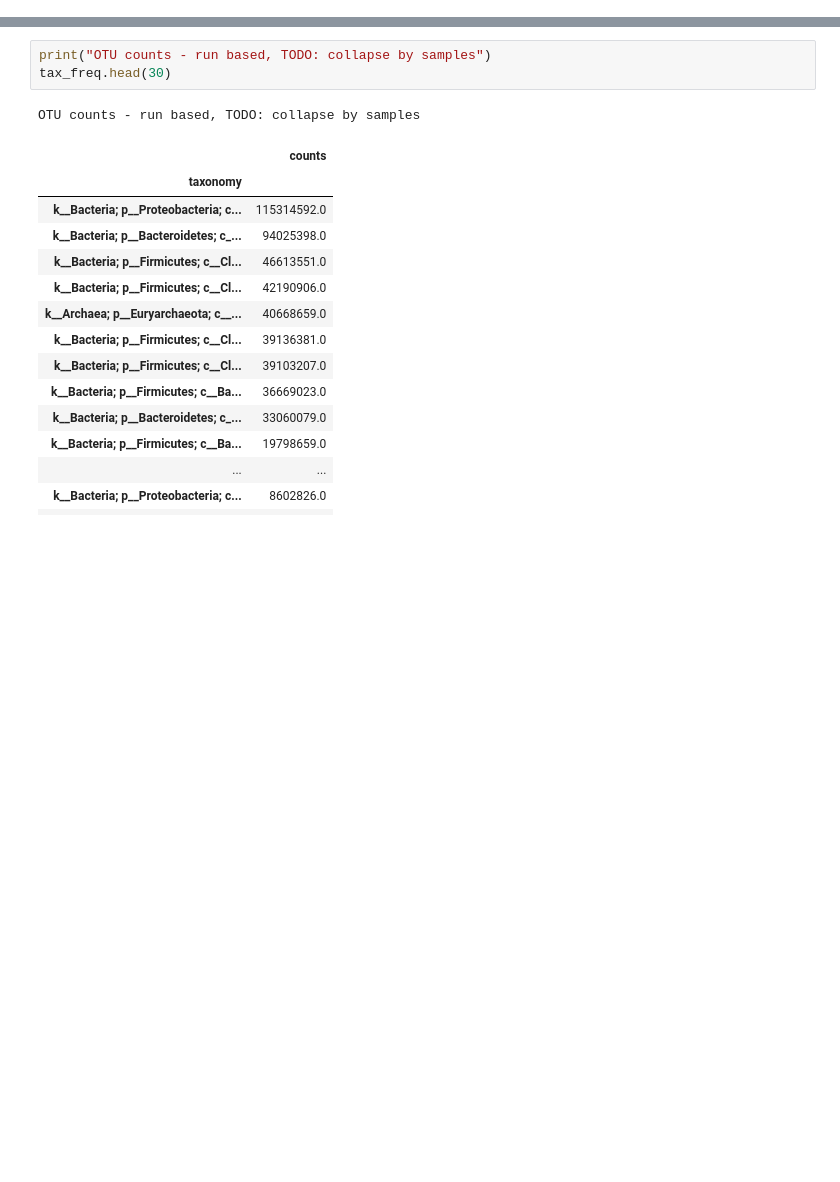
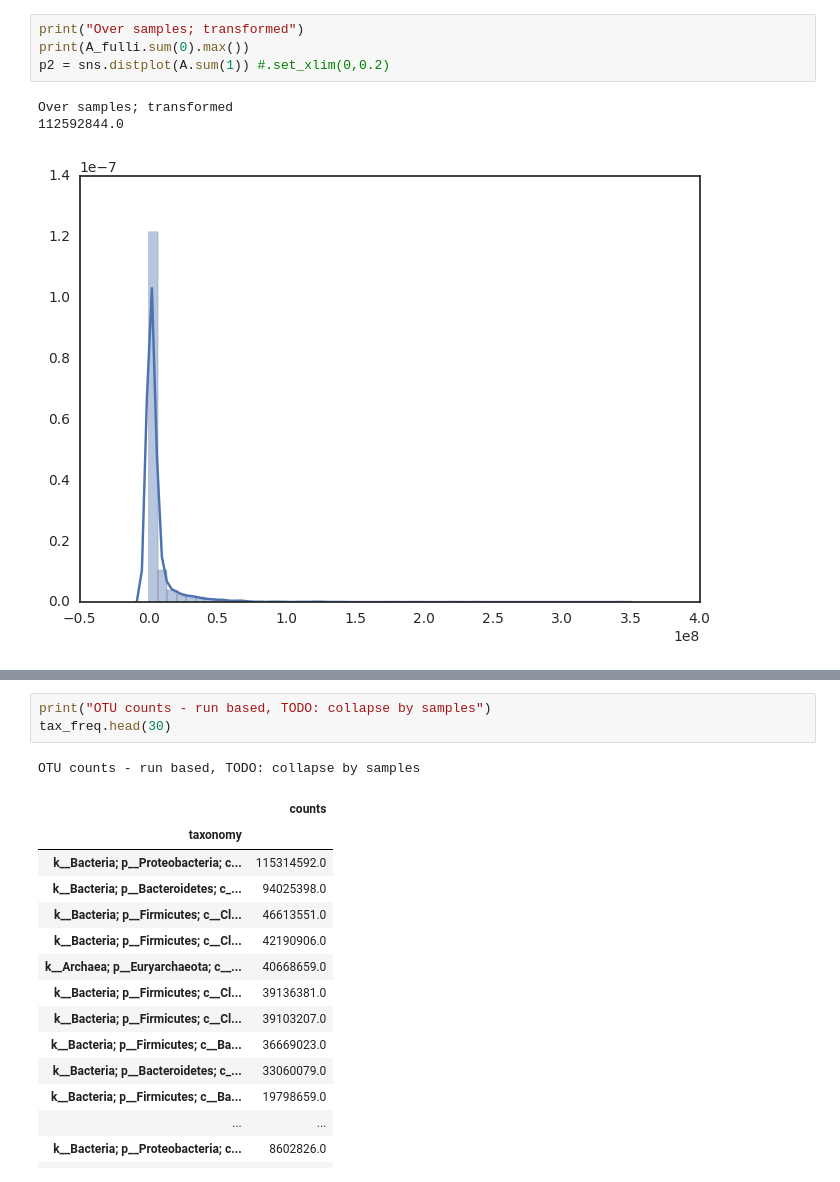
Before and after one commit to aperz/jupyter_notebooks, a Jupyter notebook: ebi_summary.ipynb, the cells around one changed output, grey strips where cells are left out. Drawn from its saved outputs; the diff is of its cells as text; blank space fills up the shorter version.

```diff
--- a/ebi_summary.ipynb
+++ b/ebi_summary.ipynb
@@ -23,0 +69,8 @@ Number of samples:  45861
+# %%
+print("Over samples; transformed")
+print(A_fulli.sum(0).max())
+p2 = sns.distplot(A.sum(1)) #.set_xlim(0,0.2)
+# %% [output]
+Over samples; transformed
+112592844.0
+[figure, added]
```
Also changed, not shown: parts of 38 cells of this notebook.
